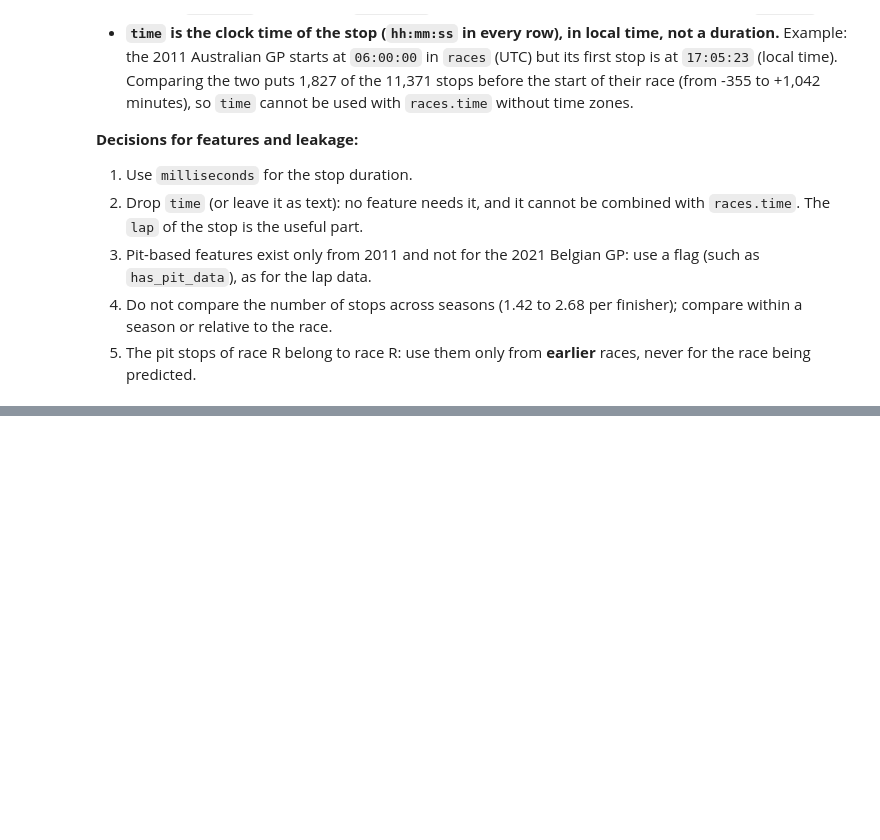
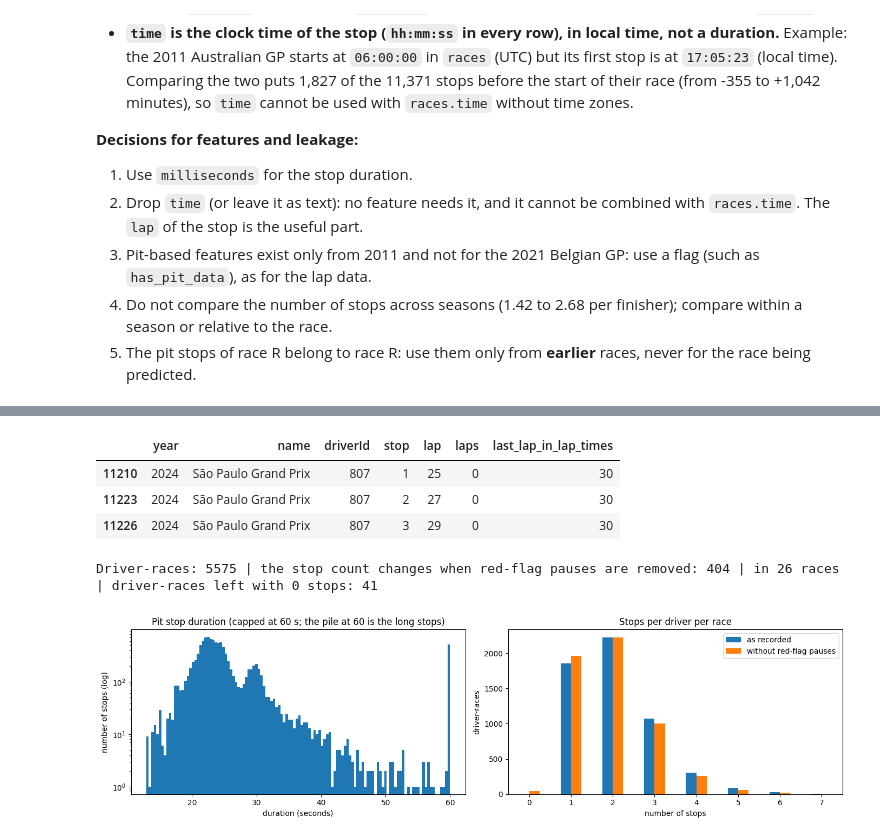
Before and after one commit to sal-tarek/ACL_F1_Predictions, a Jupyter notebook: sasa-dany-ms1-pre-cleaning.ipynb, the cells around one changed output, grey strips where cells are left out. Saved outputs shown, nothing was run; the diff lists cells and outputs as text; code cells hidden in the pictures; blank space fills up the shorter version.

Commit message:
C4: pit_stops - real stop is about 24 s, 478 red-flag pauses over 5 min in 26 races, 2024 Monaco stop numbers are label errors, red-flag pauses change 404 stop counts

```diff
--- a/sasa-dany-ms1-pre-cleaning.ipynb
+++ b/sasa-dany-ms1-pre-cleaning.ipynb
@@ -2760,0 +2766,74 @@ Clock time minus the start time in races (minutes): from -355 to 1042 | stops th
+# %%
+# ==========================================================================================
+# C4 · pit_stops: real stops versus red-flag pauses, odd stop numbers, and odd races
+# ==========================================================================================
+
+# Why: C3 showed stops that last up to 51 minutes and stop numbers up to 70. A real pit stop takes about 24 seconds. We separate real
+# stops from red-flag pauses (the whole field waits in the pit lane) and from data artifacts, so an average stop time means something.
+ps = as_num(raw["pit_stops"])      # exploring copy of pit_stops (raw stays untouched)
+ps["year"] = year_of(ps)
+ps = ps.merge(races[["raceId", "round", "name"]], on="raceId")
+seconds = ps.milliseconds / 1000                                                   # the stop duration in seconds
+
+# ---------- 1. How long is a stop? ----------
+low, p10, middle, p90, p99 = seconds.quantile([0.01, 0.10, 0.50, 0.90, 0.99])
+print("Stop duration (s): fastest", round(seconds.min(), 1), "| 1%", round(low, 1), "| 10%", round(p10, 1), "| median", round(middle, 1),
+      "| 90%", round(p90, 1), "| 99%", round(p99, 1), "| slowest", round(seconds.max(), 1))
+cut = pd.DataFrame({"stops": {f"longer than {k} s": int((seconds > k).sum()) for k in [30, 40, 60, 120, 300]},
+                    "races": {f"longer than {k} s": ps[seconds > k].raceId.nunique() for k in [30, 40, 60, 120, 300]}})
+display(cut)
+normal = ps[seconds <= 60]                                                         # stops that look like real pit stops
+print("Stops up to 60 s:", len(normal), "| middle half (s):", round((normal.milliseconds / 1000).quantile(0.25), 1), "to", round((normal.milliseconds / 1000).quantile(0.75), 1),
+      "| longest (s):", round(normal.milliseconds.max() / 1000, 1))
+print("Median normal stop by season (s):", (normal.groupby("year").milliseconds.median() / 1000).round(1).to_dict())
+
+# ---------- 2. Red-flag pauses and very slow stops ----------
+ps["kind"] = np.select([seconds > 300, seconds > 60], ["red-flag pause (over 5 minutes)", "very slow stop (1 to 5 minutes)"], "normal (up to 60 s)")
+print("Stops by kind:", ps.kind.value_counts().to_dict())
+pauses = ps[ps.kind.str.startswith("red-flag")]
+print("Red-flag pauses happen on lap:", pauses.lap.value_counts().head(5).to_dict(), "| in", pauses.raceId.nunique(), "races")
+races_with = pd.DataFrame({"long stops (over 60 s)": ps[seconds > 60].groupby(["year", "name"]).size(), "all stops": ps.groupby(["year", "name"]).size()}).dropna()
+races_with["share of the race's stops"] = (races_with.iloc[:, 0] / races_with["all stops"]).round(2)
+display(races_with.sort_values("long stops (over 60 s)", ascending=False).head(5).astype({"long stops (over 60 s)": int, "all stops": int}))
+
+# ---------- 3. Odd stop numbers ----------
+numbering = ps.groupby(["raceId", "driverId"]).agg(first=("stop", "min"), last=("stop", "max"), rows=("stop", "size"),
+                                                    stop_numbers=("stop", list), laps=("lap", list), durations=("duration", list)).reset_index()
+odd_numbering = numbering[(numbering["first"] != 1) | (numbering["last"] != numbering["rows"])]       # numbers should run 1..n
+print("Driver-races whose stop numbers are not exactly 1..n:", len(odd_numbering), "in races:",
+      odd_numbering.merge(races[["raceId", "year", "name"]], on="raceId")[["year", "name"]].value_counts().to_dict())
+display(odd_numbering.merge(races[["raceId", "name"]], on="raceId")[["name", "driverId", "stop_numbers", "laps", "durations"]])
+print("Largest stop numbers:", ps.nlargest(3, "stop")[["year", "name", "stop", "lap", "duration"]].values.tolist(),
+      "| most stop rows for one driver in one race:", int(numbering.rows.max()))
+print("Two stops on the same lap:", int((ps.groupby(["raceId", "driverId", "lap"]).size() > 1).sum()),
+      "| a stop not later than the driver's previous stop:", int((ps.sort_values(["raceId", "driverId", "stop"]).groupby(["raceId", "driverId"]).lap.diff() <= 0).sum()))
+
+# ---------- 4. Stops after the driver's last lap? ----------
+last_lap = as_num(raw["lap_times"]).groupby(["raceId", "driverId"]).lap.max().rename("last_lap_in_lap_times").reset_index()
+laps_done = as_num(raw["results"])[["raceId", "driverId", "laps"]].astype({"raceId": int, "driverId": int, "laps": int})
+x = ps.merge(last_lap, on=["raceId", "driverId"], how="left").merge(laps_done, on=["raceId", "driverId"], how="left")
+late = x[x.lap > x.laps]
+print("Stops on a lap after the driver's last lap in results:", len(late), "| after the last lap in lap_times:", int((x.lap > x.last_lap_in_lap_times).sum()),
+      "| stops with no lap_times for that driver:", int(x.last_lap_in_lap_times.isna().sum()))
+display(late[["year", "name", "driverId", "stop", "lap", "laps", "last_lap_in_lap_times"]])
+
+# ---------- 5. What happens to the number of stops if we remove red-flag pauses? ----------
+raw_count = ps.groupby(["raceId", "driverId"]).size()
+clean_count = ps[ps.kind != "red-flag pause (over 5 minutes)"].groupby(["raceId", "driverId"]).size().reindex(raw_count.index).fillna(0).astype(int)
+print("Driver-races:", len(raw_count), "| the stop count changes when red-flag pauses are removed:", int((raw_count != clean_count).sum()),
+      "| in", raw_count[raw_count != clean_count].reset_index().raceId.nunique(), "races | driver-races left with 0 stops:", int((clean_count == 0).sum()))
+
+# ---------- 6. Plots (saved for the report) ----------
+os.makedirs("figures", exist_ok=True)
+fig, ax = plt.subplots(1, 2, figsize=(14, 4))
+seconds.clip(upper=60).plot.hist(bins=120, logy=True, ax=ax[0], title="Pit stop duration (capped at 60 s; the pile at 60 is the long stops)")
+ax[0].set_xlabel("duration (seconds)")
+ax[0].set_ylabel("number of stops (log)")
+pd.DataFrame({"as recorded": raw_count.value_counts().sort_index(), "without red-flag pauses": clean_count.value_counts().sort_index()}).fillna(0).plot.bar(
+    ax=ax[1], rot=0, title="Stops per driver per race")
+ax[1].set_xlabel("number of stops")
+ax[1].set_ylabel("driver-races")
+plt.tight_layout()
+plt.savefig("figures/C4_pit_stop_outliers.png", dpi=120, bbox_inches="tight")
+plt.show()
+# %% [output]
@@ -2760,0 +2871,6 @@ Clock time minus the start time in races (minutes): from -355 to 1042 | stops th
+|  | year | name | driverId | stop | lap | laps | last_lap_in_lap_times |
+| 11210 | 2024 | São Paulo Grand Prix | 807 | 1 | 25 | 0 | 30 |
+| 11223 | 2024 | São Paulo Grand Prix | 807 | 2 | 27 | 0 | 30 |
+| 11226 | 2024 | São Paulo Grand Prix | 807 | 3 | 29 | 0 | 30 |
+Driver-races: 5575 | the stop count changes when red-flag pauses are removed: 404 | in 26 races | driver-races left with 0 stops: 41
+[figure, added]
```
Also changed, not shown: parts of 3 cells of this notebook.
